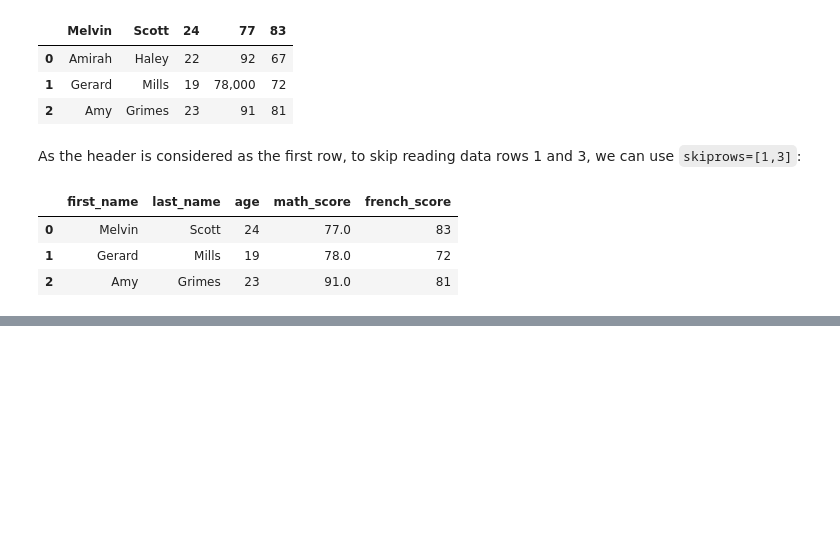
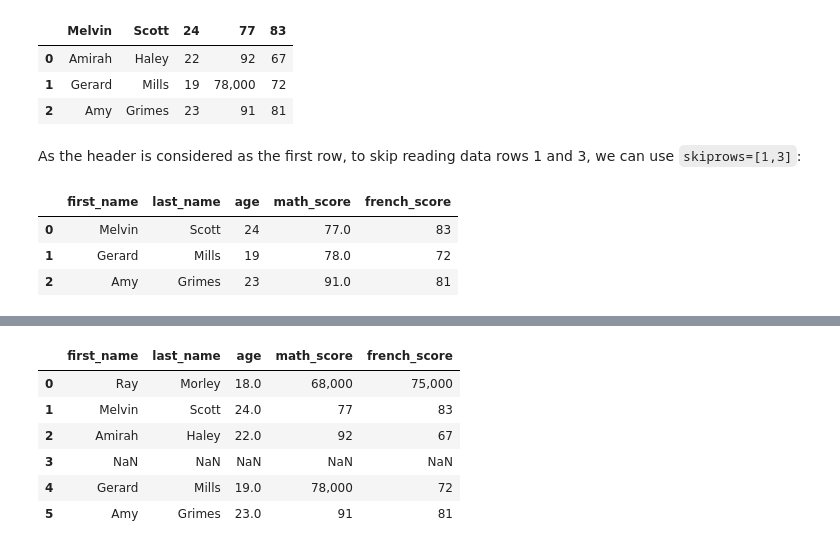
Before and after one commit to muhammadhananbaloch/Data-Analysis, a Jupyter notebook: Reading Data/Reading Data Introduction.ipynb, the cells around one changed output, grey strips where cells are left out. Saved outputs shown, nothing was run; the diff lists cells and outputs as text; code cells hidden in the pictures; blank space fills up the shorter version.

Commit message:
Get rid of blank lines using skip_blank_lines parameter.

```diff
--- a/Reading Data/Reading Data Introduction.ipynb
+++ b/Reading Data/Reading Data Introduction.ipynb
@@ -557,0 +577,12 @@ exam_df
+# %%
+pd.read_csv('exam_review.csv',
+           sep='>',
+           skip_blank_lines=False)
+# %% [output]
+|  | first_name | last_name | age | math_score | french_score |
+| 0 | Ray | Morley | 18.0 | 68,000 | 75,000 |
+| 1 | Melvin | Scott | 24.0 | 77 | 83 |
+| 2 | Amirah | Haley | 22.0 | 92 | 67 |
+| 3 | NaN | NaN | NaN | NaN | NaN |
+| 4 | Gerard | Mills | 19.0 | 78,000 | 72 |
+| 5 | Amy | Grimes | 23.0 | 91 | 81 |
```
Also changed, not shown: parts of 3 cells of this notebook.
